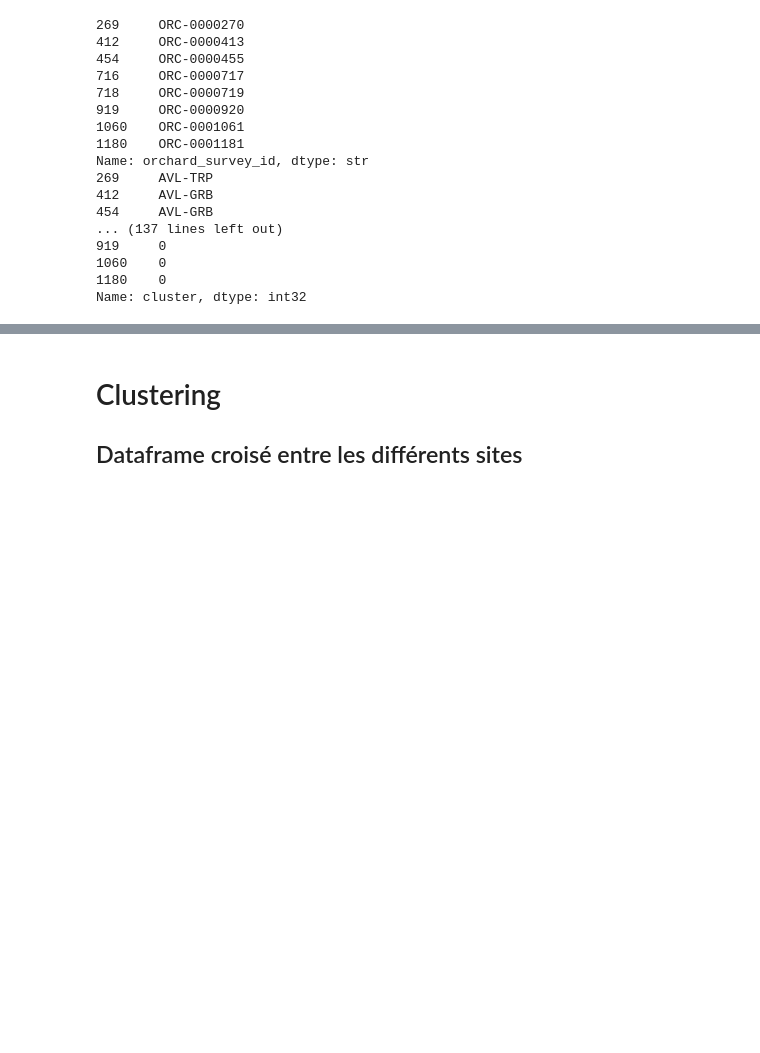
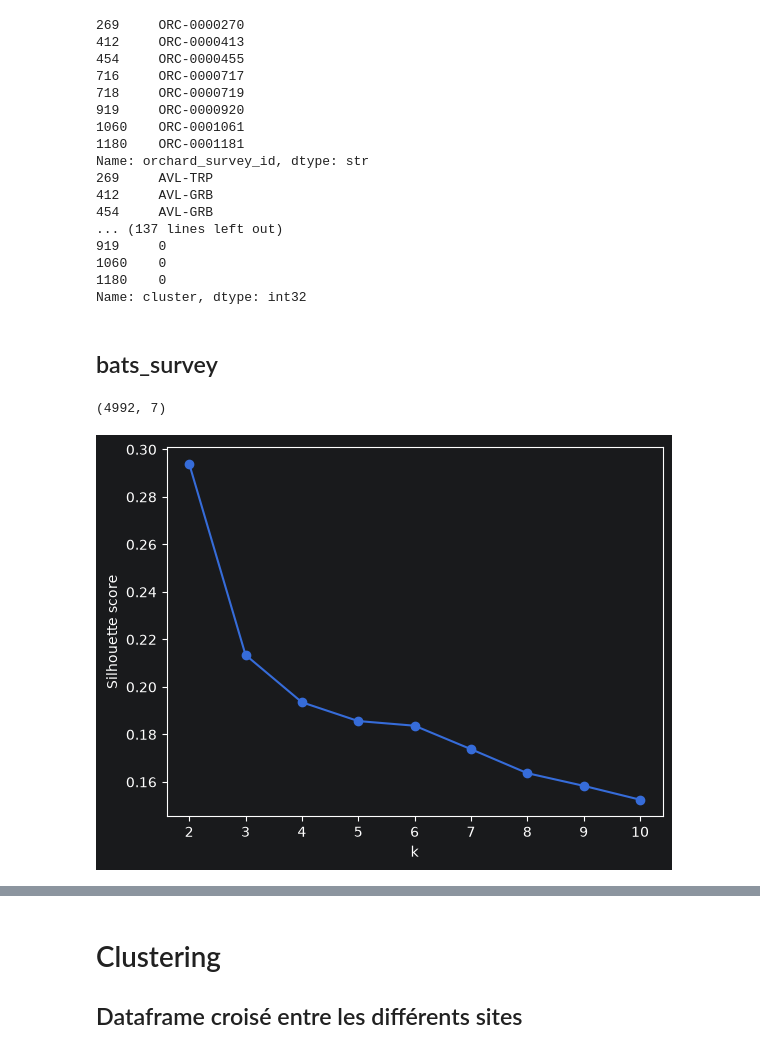
Before and after one commit to alichabaka173/20262027-UE-DataMining-Project, a Jupyter notebook: Ecology_notebook.ipynb, the cells around one changed output, grey strips where cells are left out. Saved outputs shown, nothing was run; the diff lists cells and outputs as text; code cells hidden in the pictures; blank space fills up the shorter version.

```diff
--- a/Ecology_notebook.ipynb
+++ b/Ecology_notebook.ipynb
@@ -558,6 +545,7 @@ scaler = StandardScaler()
 bats_cols = df_bats.select_dtypes(include="number").columns
 normal_bats = df_bats.copy()
 normal_bats[bats_cols] = scaler.fit_transform(df_bats[bats_cols])
+normal_bats["month"] = to_month(normal_bats["survey_start"])
 
 # env_field_report
 mon_dev_cols = df_monitor_dev.select_dtypes(include="number").columns
@@ -568,11 +556,13 @@ normal_monitor_dev[mon_dev_cols] = scaler.fit_transform(df_monitor_dev[mon_dev_c
 env_monthly_cols = df_env_monthly.select_dtypes(include="number").columns
 normal_env_monthly = df_env_monthly.copy()
 normal_env_monthly[env_monthly_cols] = scaler.fit_transform(df_env_monthly[env_monthly_cols])
+normal_env_monthly["month"] = to_month(normal_env_monthly["reporting_month"])
 
 # orchard_surveys
 orchard_cols = df_orchard.select_dtypes(include="number").columns
 normal_orchard = df_orchard.copy()
 normal_orchard[orchard_cols] = scaler.fit_transform(df_orchard[orchard_cols])
+normal_orchard["month"] = to_month(normal_orchard["survey_period"])
 # %%
 print(normal_orchard.columns)
 # %% [output]
@@ -712,3 +702,37 @@ Name: orchard_survey_id, dtype: str
 1060    0
 1180    0
 Name: cluster, dtype: int32
+# %% [markdown]
+## bats_survey
+# %%
+import os
+
+os.environ["OMP_NUM_THREADS"] = "5"
+import pandas as pd
+from sklearn.manifold import TSNE
+from sklearn.cluster import KMeans
+from sklearn.metrics import silhouette_score
+import matplotlib.pyplot as plt
+
+exclude = ["survey_id", "month",
+           "survey_quality_acceptable", "survey_quality_high", "survey_quality_limited"]
+num_cols = normal_bats.select_dtypes(include="number").columns.difference(exclude)
+
+X = normal_bats[num_cols].dropna()
+print(X.shape)
+
+X_tsne = TSNE(n_components=2, random_state=21).fit_transform(X)
+
+silhouette_scores = []
+for k in range(2, 11):
+    km = KMeans(n_clusters=k, random_state=21, n_init=10)
+    labels = km.fit_predict(X)
+    silhouette_scores.append(silhouette_score(X, labels))
+
+plt.plot(range(2, 11), silhouette_scores, marker="o")
+plt.xlabel("k")
+plt.ylabel("Silhouette score")
+plt.show()
+# %% [output]
+(4992, 7)
+[figure, added]
```
Also changed, not shown: parts of 18 cells of this notebook, 1 other file.
